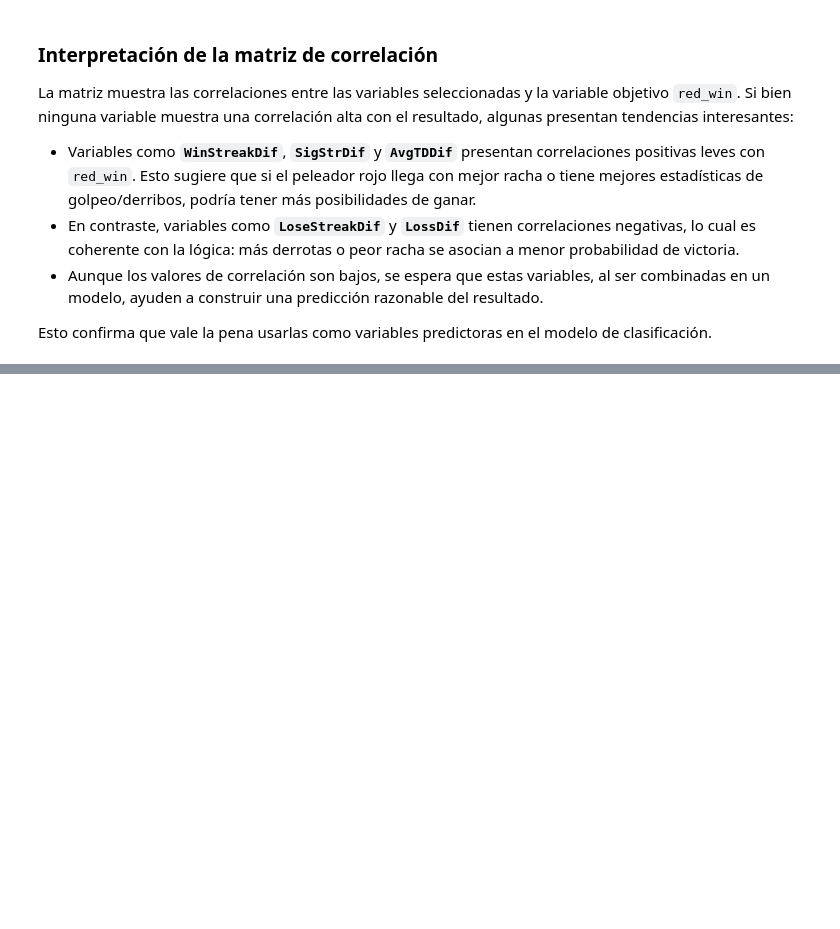
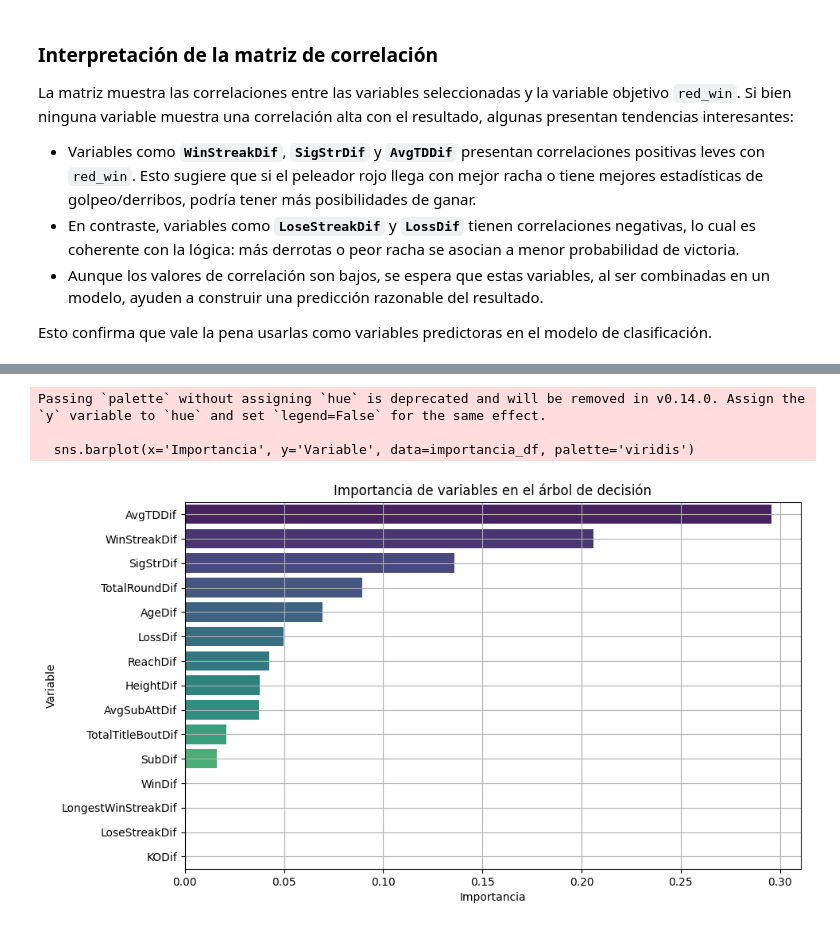
Before and after one commit to sergiolobroj/repositorio_proyecto, a Jupyter notebook: notebooks/predicciones_ufc.ipynb, the cells around one changed output, grey strips where cells are left out. Cells and saved outputs as stored; diff of their text form; code cells hidden in the pictures; blank space fills up the shorter version.

Commit message:
entrenamiento de modelo y conclusiones

```diff
--- a/notebooks/predicciones_ufc.ipynb
+++ b/notebooks/predicciones_ufc.ipynb
@@ -134,9 +138,4 @@ features = [
     'LongestWinStreakDif', 'WinDif', 'LossDif', 'TotalRoundDif',
     'TotalTitleBoutDif', 'KODif', 'SubDif', 'SigStrDif',
     'AvgSubAttDif', 'AvgTDDif'
-]
-
-plt.figure(figsize=(14, 10))
-sns.heatmap(data[features + ['red_win']].corr(), annot=True, cmap='coolwarm', fmt='.2f')
-plt.title('Matriz de correlación entre variables y objetivo')
-plt.show()
+] #features con las que vamos a trabajar nuestro modelo
@@ -154,0 +161,17 @@ Esto confirma que vale la pena usarlas como variables predictoras en el modelo d
+# %%
+X = data[features]
+y = data['red_win']
+
+X_train, X_test, y_train, y_test = train_test_split(
+    X, y, test_size=0.3, random_state=42
+)
+
+modelo_arbol = DecisionTreeClassifier(max_depth=5, random_state=42)
+
+modelo_arbol.fit(X_train, y_train)
+
+y_pred = modelo_arbol.predict(X_test)
+
+print("Accuracy:", accuracy_score(y_test, y_pred))
+print("\nMatriz de confusión:\n", confusion_matrix(y_test, y_pred))
+print("\nReporte de clasificación:\n", classification_report(y_test, y_pred))
@@ -154,0 +200,21 @@ Esto confirma que vale la pena usarlas como variables predictoras en el modelo d
+# %%
+importancias = modelo_arbol.feature_importances_
+nombres = X.columns
+
+importancia_df = pd.DataFrame({
+    'Variable': nombres,
+    'Importancia': importancias
+}).sort_values(by='Importancia', ascending=False)
+
+plt.figure(figsize=(10, 6))
+sns.barplot(x='Importancia', y='Variable', data=importancia_df, palette='viridis')
+plt.title('Importancia de variables en el árbol de decisión')
+plt.xlabel('Importancia')
+plt.ylabel('Variable')
+plt.grid(True)
+plt.show()
+# %% [output]
+Passing `palette` without assigning `hue` is deprecated and will be removed in v0.14.0. Assign the `y` variable to `hue` and set `legend=False` for the same effect.
+
+  sns.barplot(x='Importancia', y='Variable', data=importancia_df, palette='viridis')
+[figure, added]
```
Also changed, not shown: parts of 8 cells of this notebook.
